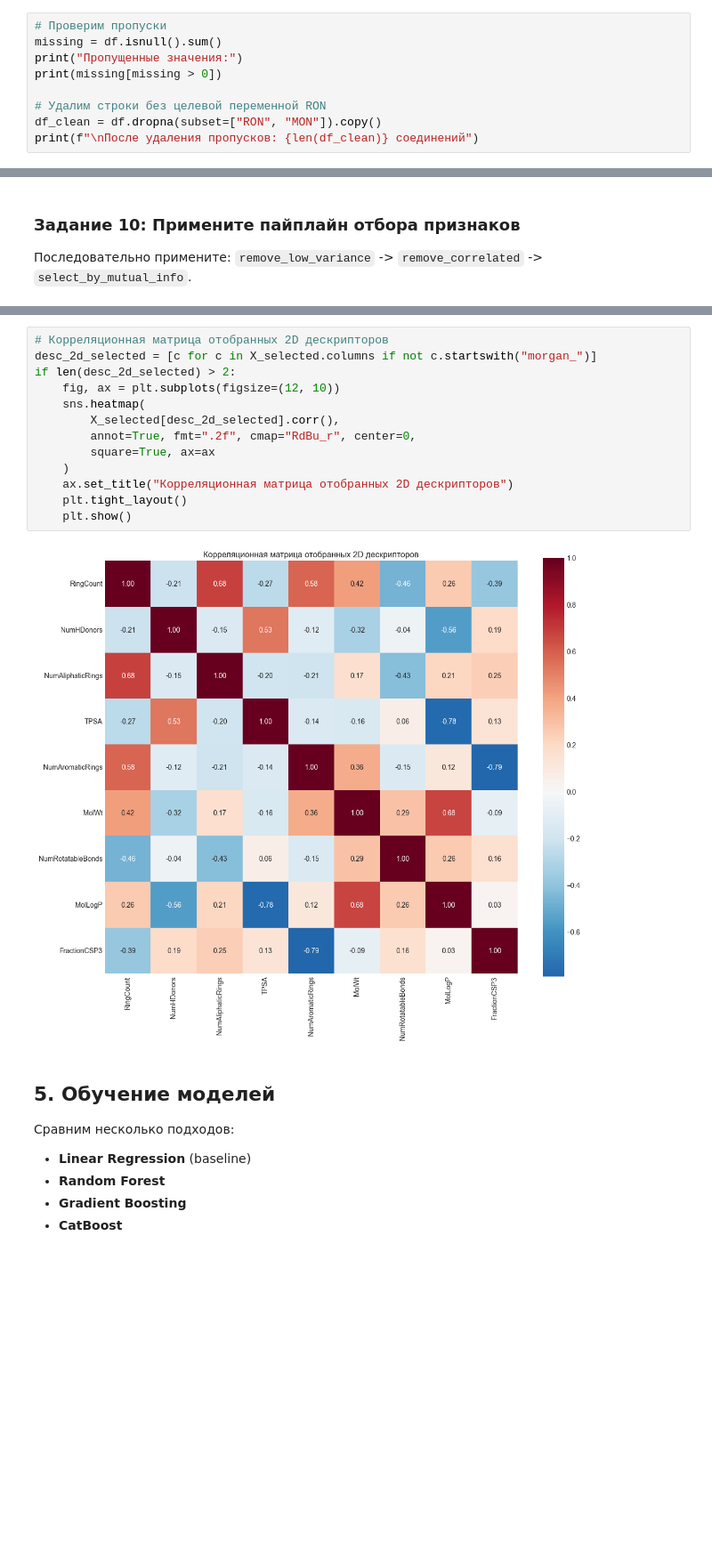
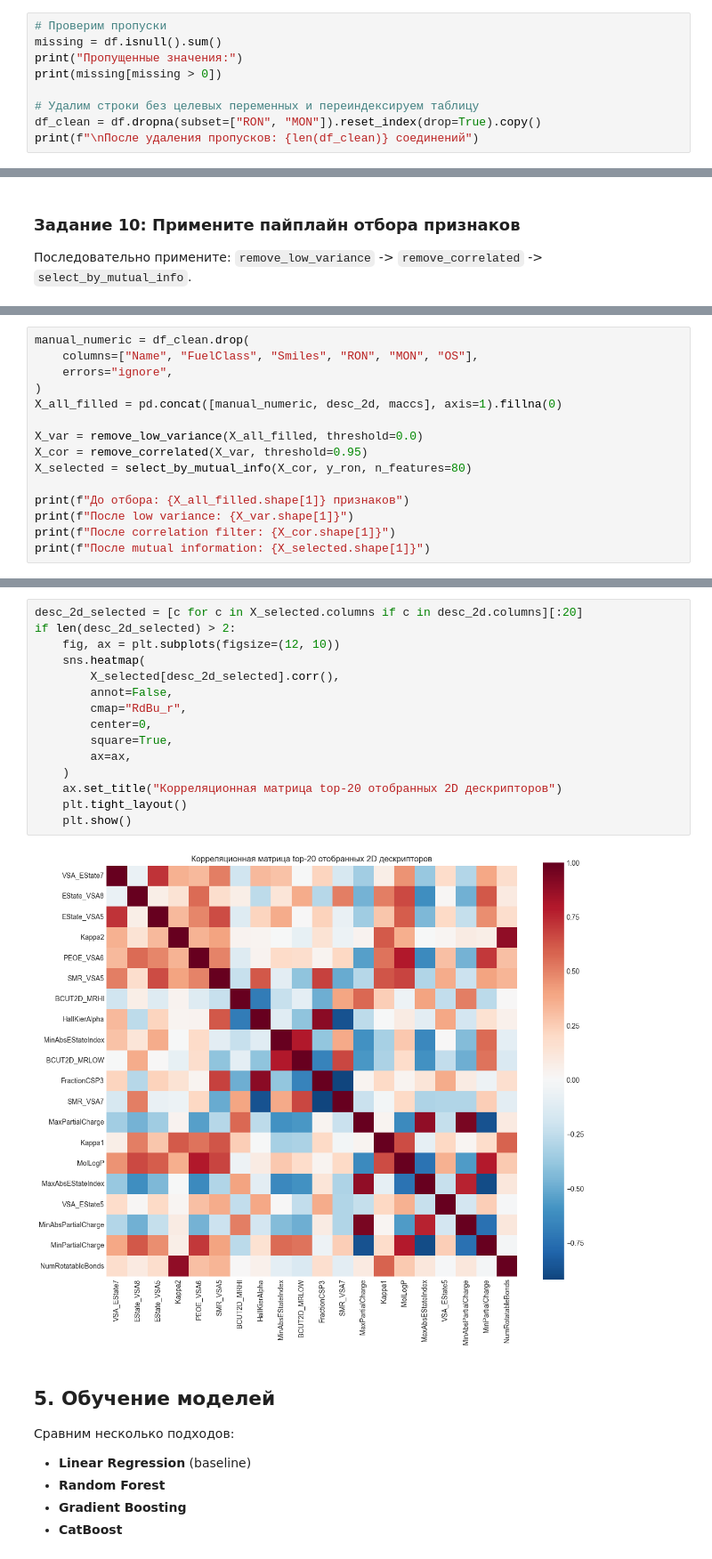
Before and after one commit to Ega2901/ChemML2026, a Jupyter notebook: materials/RON_MON/seminar.ipynb, the cells around one changed output, grey strips where cells are left out. Shown at 89% size. Saved outputs shown, nothing was run; the diff lists cells and outputs as text; blank space fills up the shorter version.

```diff
--- a/materials/RON_MON/seminar.ipynb
+++ b/materials/RON_MON/seminar.ipynb
@@ -77,8 +77,8 @@ missing = df.isnull().sum()
 print("Пропущенные значения:")
 print(missing[missing > 0])
 
-# Удалим строки без целевой переменной RON
-df_clean = df.dropna(subset=["RON", "MON"]).copy()
+# Удалим строки без целевых переменных и переиндексируем таблицу
+df_clean = df.dropna(subset=["RON", "MON"]).reset_index(drop=True).copy()
 print(f"\nПосле удаления пропусков: {len(df_clean)} соединений")
 # %% [output]
 Пропущенные значения:
@@ -421,0 +372,15 @@ array([100.7,  97.1,  90.1,  61.9,  26. ,   0. ,  97.6,  90.3,  80.2,
+# %%
+manual_numeric = df_clean.drop(
+    columns=["Name", "FuelClass", "Smiles", "RON", "MON", "OS"],
+    errors="ignore",
+)
+X_all_filled = pd.concat([manual_numeric, desc_2d, maccs], axis=1).fillna(0)
+
+X_var = remove_low_variance(X_all_filled, threshold=0.0)
+X_cor = remove_correlated(X_var, threshold=0.95)
+X_selected = select_by_mutual_info(X_cor, y_ron, n_features=80)
+
+print(f"До отбора: {X_all_filled.shape[1]} признаков")
+print(f"После low variance: {X_var.shape[1]}")
+print(f"После correlation filter: {X_cor.shape[1]}")
+print(f"После mutual information: {X_selected.shape[1]}")
@@ -422,18 +426,20 @@ array([100.7,  97.1,  90.1,  61.9,  26. ,   0. ,  97.6,  90.3,  80.2,
 # %%
-# Корреляционная матрица отобранных 2D дескрипторов
-desc_2d_selected = [c for c in X_selected.columns if not c.startswith("morgan_")]
+desc_2d_selected = [c for c in X_selected.columns if c in desc_2d.columns][:20]
 if len(desc_2d_selected) > 2:
     fig, ax = plt.subplots(figsize=(12, 10))
     sns.heatmap(
         X_selected[desc_2d_selected].corr(),
-        annot=True, fmt=".2f", cmap="RdBu_r", center=0,
-        square=True, ax=ax
+        annot=False,
+        cmap="RdBu_r",
+        center=0,
+        square=True,
+        ax=ax,
     )
-    ax.set_title("Корреляционная матрица отобранных 2D дескрипторов")
+    ax.set_title("Корреляционная матрица top-20 отобранных 2D дескрипторов")
     plt.tight_layout()
     plt.show()
 # %% [output]
-[figure, old version]
+[figure, new version]
 # %% [markdown]
 ## 5. Обучение моделей
 
```
Also changed, not shown: parts of 32 cells of this notebook.
